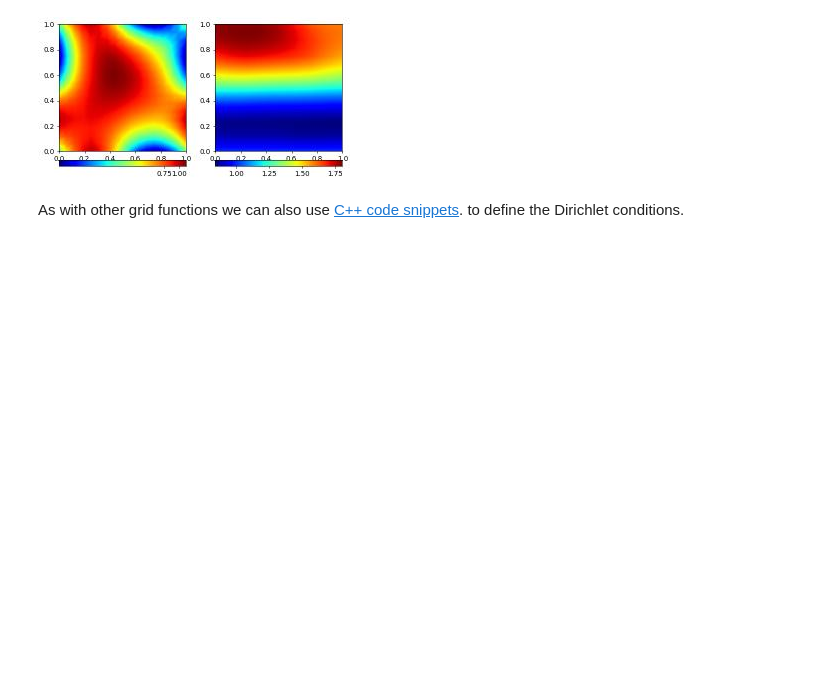
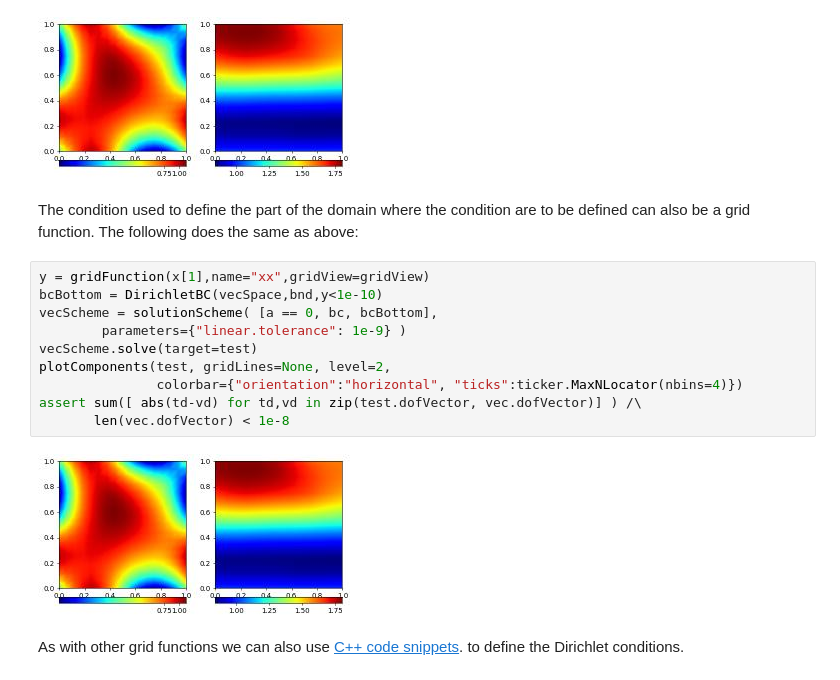
Before and after one commit to dune-project/dune-fempy, a Jupyter notebook: doc/boundary_nb.ipynb, the cells around one changed output. Saved outputs shown, nothing was run; the diff lists cells and outputs as text; blank space fills up the shorter version.

```diff
--- a/doc/boundary_nb.ipynb
+++ b/doc/boundary_nb.ipynb
@@ -100,6 +100,22 @@ assert sum([ abs(td-vd) for td,vd in zip(test.dofVector, vec.dofVector)] ) /\
        len(vec.dofVector) < 1e-8
 # %% [output]
 [figure]
+# %% [markdown]
+The condition used to define the part of the domain where the condition
+are to be defined can also be a grid function. The following does the
+same as above:
+# %%
+y = gridFunction(x[1],name="xx",gridView=gridView)
+bcBottom = DirichletBC(vecSpace,bnd,y<1e-10)
+vecScheme = solutionScheme( [a == 0, bc, bcBottom],
+        parameters={"linear.tolerance": 1e-9} )
+vecScheme.solve(target=test)
+plotComponents(test, gridLines=None, level=2,
+               colorbar={"orientation":"horizontal", "ticks":ticker.MaxNLocator(nbins=4)})
+assert sum([ abs(td-vd) for td,vd in zip(test.dofVector, vec.dofVector)] ) /\
+       len(vec.dofVector) < 1e-8
+# %% [output]
+[figure, added]
 # %% [markdown]
 As with other grid functions we can also use
 [C++ code snippets](cppfunctions_nb.ipynb).
```
